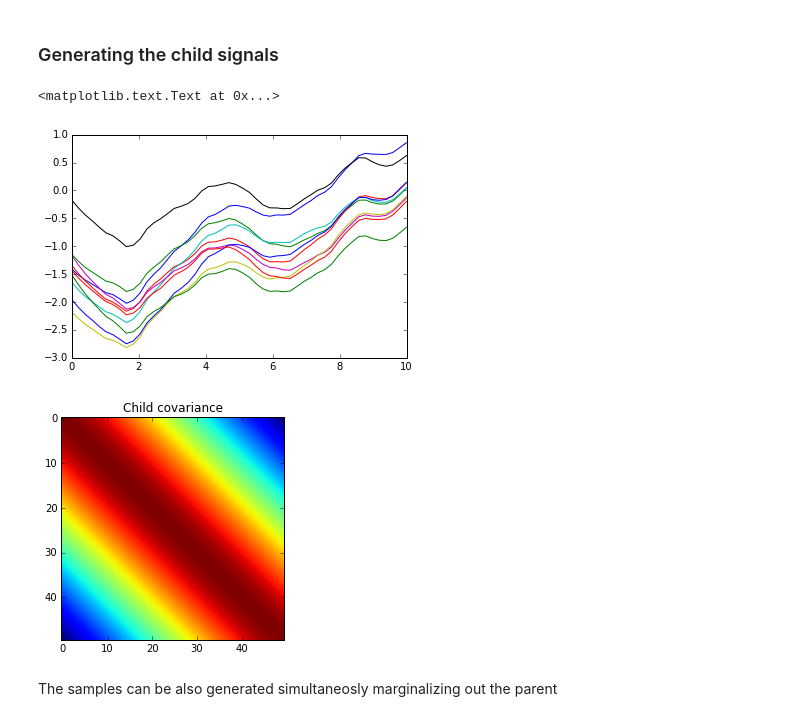
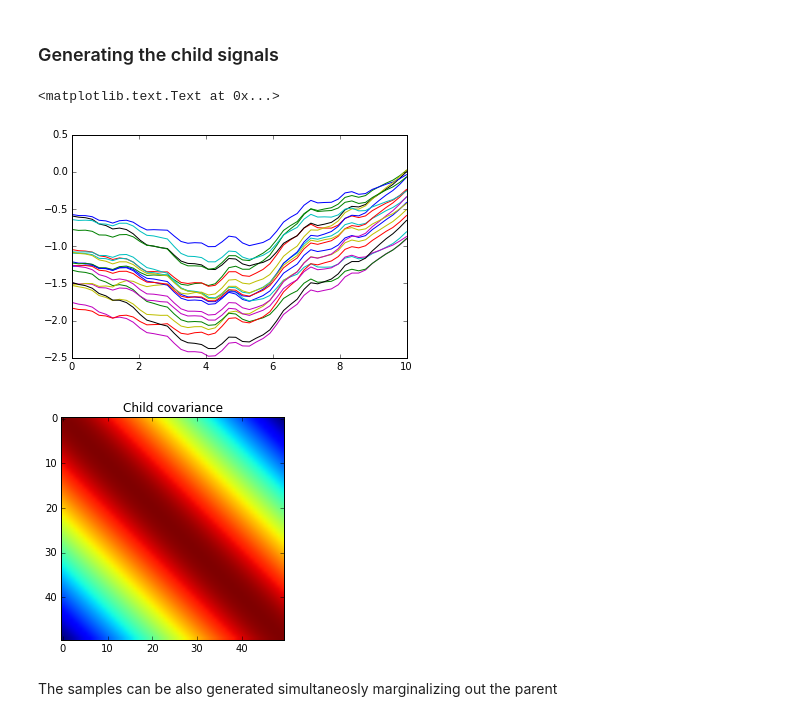
Before and after one commit to juangil/machine_learning_class, a Jupyter notebook: GP_tests/mocap_test_1/HGP_Tests.ipynb, the cells around one changed output. Saved outputs shown, nothing was run; the diff lists cells and outputs as text; code cells hidden in the pictures.

```diff
--- a/GP_tests/mocap_test_1/HGP_Tests.ipynb
+++ b/GP_tests/mocap_test_1/HGP_Tests.ipynb
@@ -40,23 +40,23 @@ The we generate noise corrupted signals which are like "sons" from the original
 # %% [markdown]
 ### Generating the child signals
 # %%
-n_sons = 10
+n_sons = 20
 fn_list = []
-kf = GPy.kern.Matern32(input_dim=1, variance=.1, lengthscale=10.0) + GPy.kern.Matern32(input_dim=1, variance=.09, lengthscale=8.0)
+kf = GPy.kern.Matern32(input_dim=1, variance=.1, lengthscale=10.0) #+ GPy.kern.Matern32(input_dim=1, variance=.09, lengthscale=8.0)
 C_sons_gen = kf.K(inp, None)
 plt.figure(1)
 for i in range(0, n_sons):
     tmp = np.random.multivariate_normal(g_n, C_sons_gen, 1)
     tmp = np.squeeze(tmp)
     fn_list.append(tmp)
     plt.plot(inp, tmp)
 
 plt.figure(2)
 plt.imshow(C_sons_gen)
 plt.title('Child covariance')
 # %% [output]
 <matplotlib.text.Text at 0x...>
-[figure, old version]
+[figure, new version]
 [figure]
 # %% [markdown]
 The samples can be also generated simultaneosly marginalizing out the parent
```
Also changed, not shown: parts of 9 cells of this notebook.
